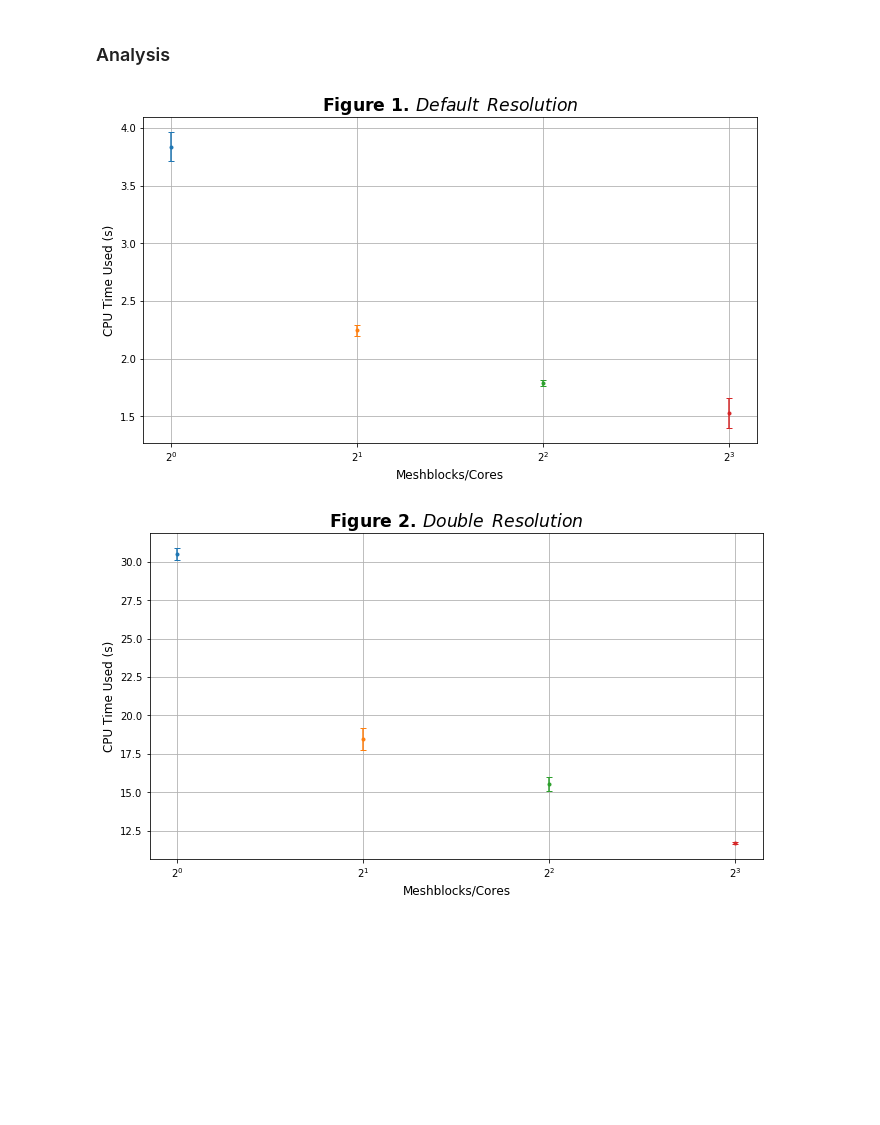
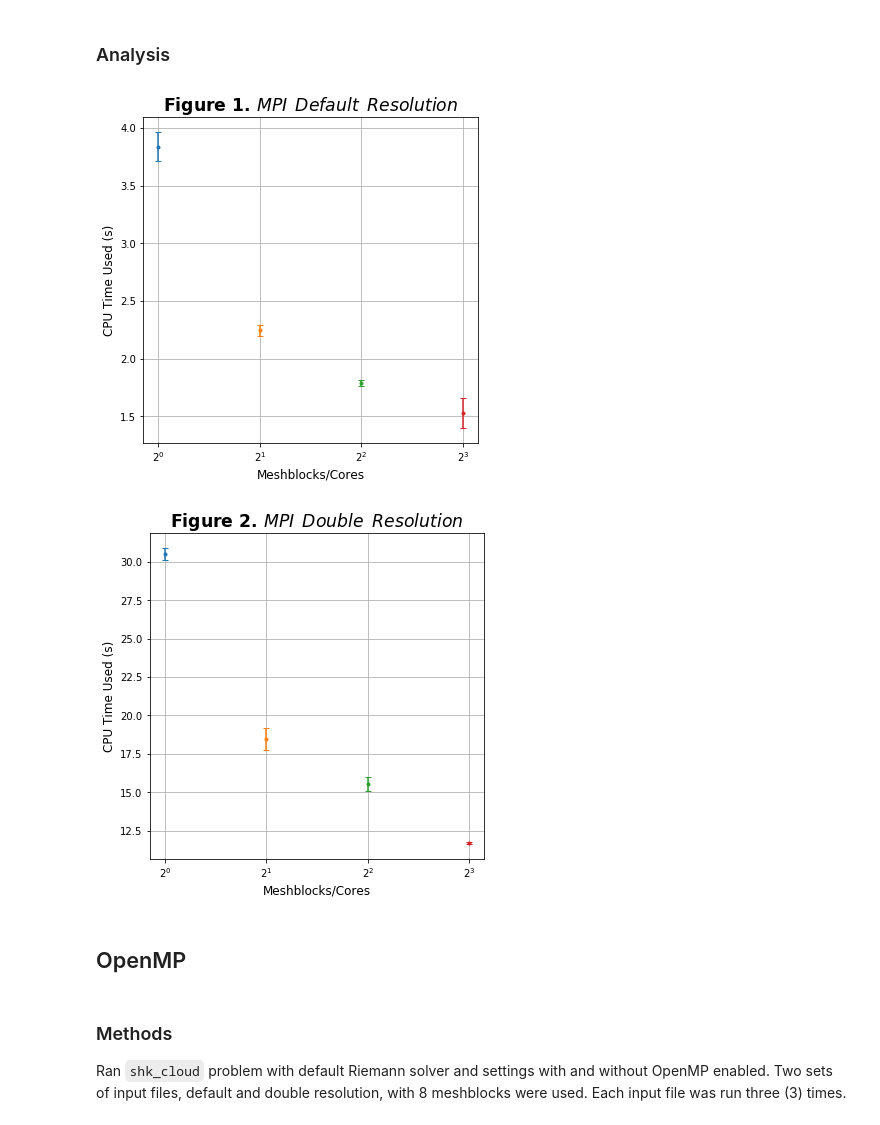
Before and after one commit to sabaronett/shock-cloud, a Jupyter notebook: parallel/ParallelizationAnalysis.ipynb, the cells around one changed output. Cells and saved outputs as stored; diff of their text form; code cells hidden in the pictures; blank space fills up the shorter version.

Commit message:
OpenMP runs; update Jupyter NB

```diff
--- a/parallel/ParallelizationAnalysis.ipynb
+++ b/parallel/ParallelizationAnalysis.ipynb
@@ -10,29 +39,29 @@ Ran `shk_cloud` problem with default Riemann solver and settings with and withou
 # %%
 import numpy as np
 
-res1_mb1 = np.array([3.9218750000000000e+00, 3.6562500000000000e+00, 3.9375000000000000e+00])
+res1_ctrl = np.array([3.9218750000000000e+00, 3.6562500000000000e+00, 3.9375000000000000e+00])
 res1_mb2 = np.array([2.2500000000000000e+00, 2.1875000000000000e+00, 2.2968750000000000e+00])
 res1_mb4 = np.array([1.7656250000000000e+00, 1.8281250000000000e+00, 1.7812500000000000e+00])
 res1_mb8 = np.array([1.3437500000000000e+00, 1.6250000000000000e+00, 1.6093750000000000e+00])
-res2_mb1 = np.array([3.1000000000000000e+01, 3.0562500000000000e+01, 2.9984375000000000e+01])
+res2_ctrl = np.array([3.1000000000000000e+01, 3.0562500000000000e+01, 2.9984375000000000e+01])
 res2_mb2 = np.array([1.8187500000000000e+01, 1.7781250000000000e+01, 1.9453125000000000e+01])
 res2_mb4 = np.array([1.4937500000000000e+01, 1.5703125000000000e+01, 1.5968750000000000e+01])
 res2_mb8 = np.array([1.1703125000000000e+01, 1.1593750000000000e+01, 1.1765625000000000e+01])
 
-r1mb1_mean = np.mean(res1_mb1)
+ctrl1_mean = np.mean(res1_ctrl)
 r1mb2_mean = np.mean(res1_mb2)
 r1mb4_mean = np.mean(res1_mb4)
 r1mb8_mean = np.mean(res1_mb8)
-r2mb1_mean = np.mean(res2_mb1)
+ctrl2_mean = np.mean(res2_ctrl)
 r2mb2_mean = np.mean(res2_mb2)
 r2mb4_mean = np.mean(res2_mb4)
 r2mb8_mean = np.mean(res2_mb8)
 
-r1mb1_std = np.std(res1_mb1)
+ctrl1_std = np.std(res1_ctrl)
 r1mb2_std = np.std(res1_mb2)
 r1mb4_std = np.std(res1_mb4)
 r1mb8_std = np.std(res1_mb8)
-r2mb1_std = np.std(res2_mb1)
+ctrl2_std = np.std(res2_ctrl)
 r2mb2_std = np.std(res2_mb2)
 r2mb4_std = np.std(res2_mb4)
 r2mb8_std = np.std(res2_mb8)
@@ -41,34 +70,39 @@ r2mb8_std = np.std(res2_mb8)
 # %%
 import matplotlib.pyplot as plt
 
-plt.figure(figsize=[11, 6])
-plt.title('Figure 1. $Default \hspace{.5} Resolution$', fontsize='xx-large', fontweight='bold')
+plt.figure(figsize=[6, 6])
+plt.title('Figure 1. $MPI \hspace{.5} Default \hspace{.5} Resolution$', fontsize='xx-large', fontweight='bold')
 plt.xlabel('Meshblocks/Cores', fontsize='large')
 plt.xscale('log', basex=2)
 plt.ylabel('CPU Time Used (s)', fontsize='large')
 # plt.yscale('log', basey=2)
-plt.errorbar(1, r1mb1_mean, r1mb1_std, marker='.', capsize=3)
+plt.errorbar(1, ctrl1_mean, ctrl1_std, marker='.', capsize=3)
 plt.errorbar(2, r1mb2_mean, r1mb2_std, marker='.', capsize=3)
 plt.errorbar(4, r1mb4_mean, r1mb4_std, marker='.', capsize=3)
 plt.errorbar(8, r1mb8_mean, r1mb8_std, marker='.', capsize=3)
 plt.grid()
 plt.show()
 # %% [output]
-[figure, old version]
+[figure, new version]
 # %%
 import matplotlib.pyplot as plt
 
-plt.figure(figsize=[11, 6])
-plt.title('Figure 2. $Double \hspace{.5} Resolution$', fontsize='xx-large', fontweight='bold')
+plt.figure(figsize=[6, 6])
+plt.title('Figure 2. $MPI \hspace{.5} Double \hspace{.5} Resolution$', fontsize='xx-large', fontweight='bold')
 plt.xlabel('Meshblocks/Cores', fontsize='large')
 plt.xscale('log', basex=2)
 plt.ylabel('CPU Time Used (s)', fontsize='large')
 # plt.yscale('log', basey=2)
-plt.errorbar(1, r2mb1_mean, r2mb1_std, marker='.', capsize=3)
+plt.errorbar(1, ctrl2_mean, ctrl2_std, marker='.', capsize=3)
 plt.errorbar(2, r2mb2_mean, r2mb2_std, marker='.', capsize=3)
 plt.errorbar(4, r2mb4_mean, r2mb4_std, marker='.', capsize=3)
 plt.errorbar(8, r2mb8_mean, r2mb8_std, marker='.', capsize=3)
 plt.grid()
 plt.show()
 # %% [output]
-[figure, old version]
+[figure, new version]
+# %% [markdown]
+## OpenMP
+# %% [markdown]
+### Methods
+Ran `shk_cloud` problem with default Riemann solver and settings with and without OpenMP enabled. Two sets of input files, default and double resolution, with 8 meshblocks were used. Each input file was run three (3) times.
```
Also changed, not shown: parts of 7 cells of this notebook, 24 other files.
